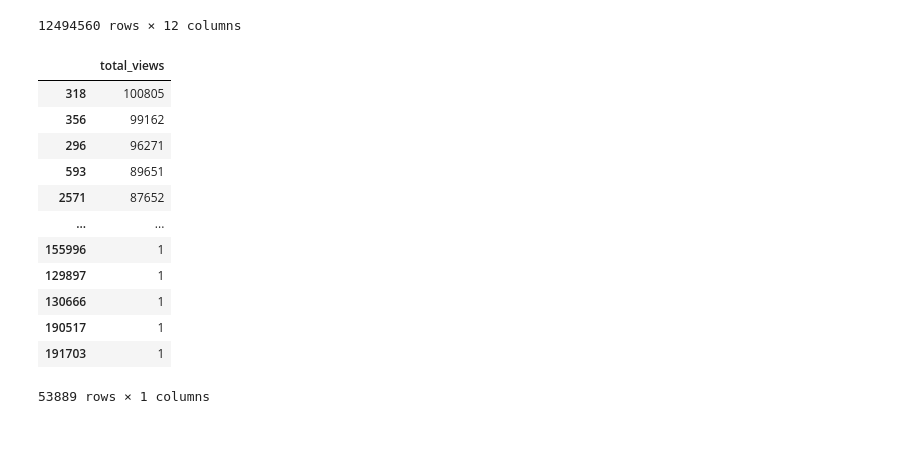
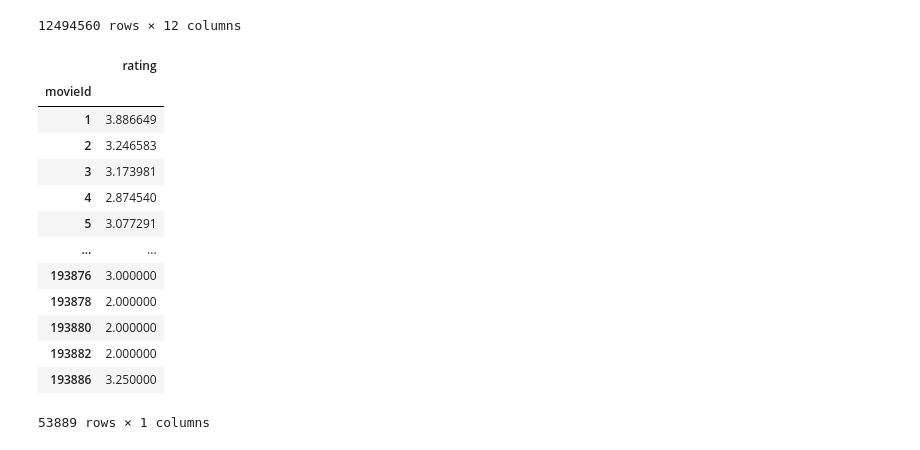
Before and after one commit to cesareressa/data_analysis, a Jupyter notebook: exploratory_analysis.ipynb, the cells around one changed output. Saved outputs shown, nothing was run; the diff lists cells and outputs as text; code cells hidden in the pictures.

```diff
--- a/exploratory_analysis.ipynb
+++ b/exploratory_analysis.ipynb
@@ -238,24 +259,29 @@ count_movies = df_complete.movieId.value_counts()
 # %%
 # count_movies = pd.DataFrame({"total_views": count_movies})
 
 count_movies = pd.DataFrame(count_movies)
 
 count_movies = count_movies.rename(columns={"movieId": "total_views"})
 
 count_movies
+
+rating_means = pd.DataFrame(ratings_df.groupby("movieId")["rating"].mean())
+
+rating_means
 # %% [output]
-|  | total_views |
-| 318 | 100805 |
-| 356 | 99162 |
-| 296 | 96271 |
-| 593 | 89651 |
-| 2571 | 87652 |
+|  | rating |
+| movieId |  |
+| 1 | 3.886649 |
+| 2 | 3.246583 |
+| 3 | 3.173981 |
+| 4 | 2.874540 |
+| 5 | 3.077291 |
 | ... | ... |
-| 155996 | 1 |
-| 129897 | 1 |
-| 130666 | 1 |
-| 190517 | 1 |
-| 191703 | 1 |
+| 193876 | 3.000000 |
+| 193878 | 2.000000 |
+| 193880 | 2.000000 |
+| 193882 | 2.000000 |
+| 193886 | 3.250000 |
 53889 rows × 1 columns
 # %%
 movies_df = pd.merge(movies_df, count_movies, left_on="movieId", right_on=count_movies.index)
```
Also changed, not shown: parts of 9 cells of this notebook.
